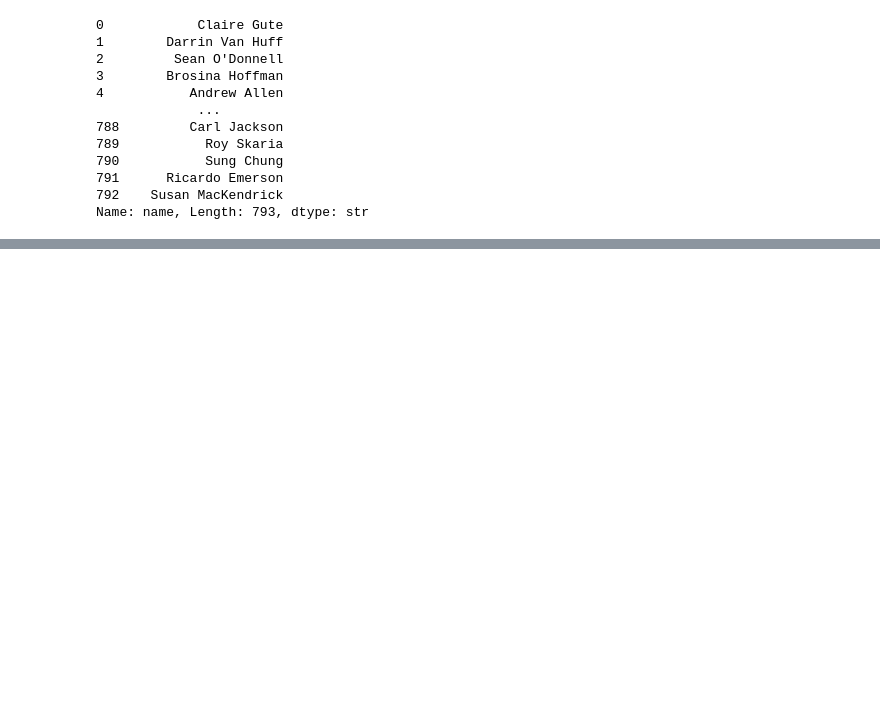
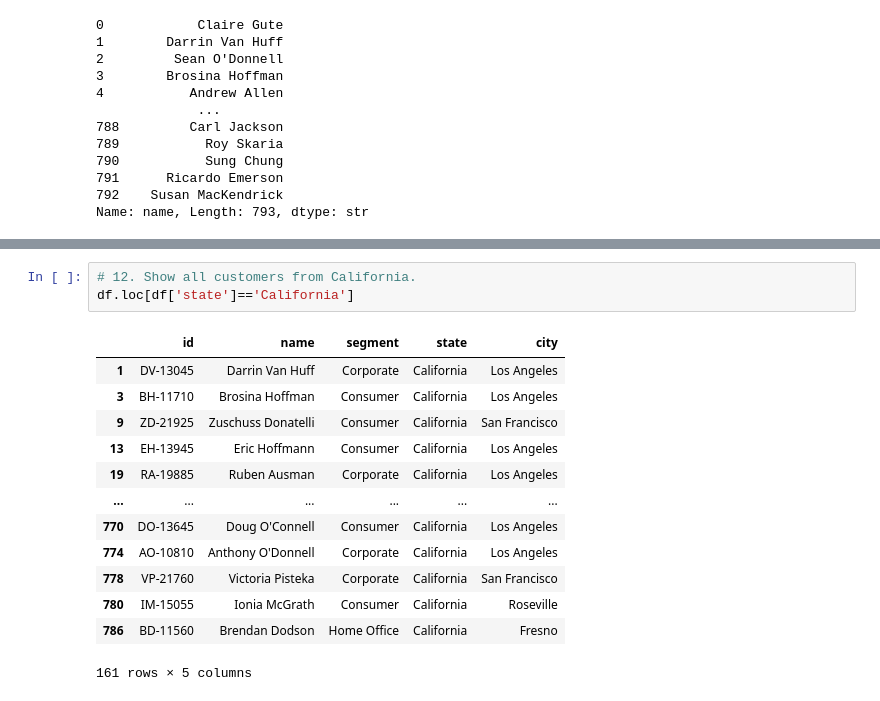
Before and after one commit to Nandanalinson/Python-core-concepts, a Jupyter notebook: day40/customers.ipynb, the cells around one changed output, grey strips where cells are left out. Cells and saved outputs as stored; diff of their text form; blank space fills up the shorter version.

```diff
--- a/day40/customers.ipynb
+++ b/day40/customers.ipynb
@@ -123,0 +142,17 @@ Name: name, Length: 793, dtype: str
+# %%
+# 12. Show all customers from California.
+df.loc[df['state']=='California']
+# %% [output]
+|  | id | name | segment | state | city |
+| 1 | DV-13045 | Darrin Van Huff | Corporate | California | Los Angeles |
+| 3 | BH-11710 | Brosina Hoffman | Consumer | California | Los Angeles |
+| 9 | ZD-21925 | Zuschuss Donatelli | Consumer | California | San Francisco |
+| 13 | EH-13945 | Eric Hoffmann | Consumer | California | Los Angeles |
+| 19 | RA-19885 | Ruben Ausman | Corporate | California | Los Angeles |
+| ... | ... | ... | ... | ... | ... |
+| 770 | DO-13645 | Doug O'Connell | Consumer | California | Los Angeles |
+| 774 | AO-10810 | Anthony O'Donnell | Corporate | California | Los Angeles |
+| 778 | VP-21760 | Victoria Pisteka | Corporate | California | San Francisco |
+| 780 | IM-15055 | Ionia McGrath | Consumer | California | Roseville |
+| 786 | BD-11560 | Brendan Dodson | Home Office | California | Fresno |
+161 rows × 5 columns
```
Also changed, not shown: parts of 8 cells of this notebook.
